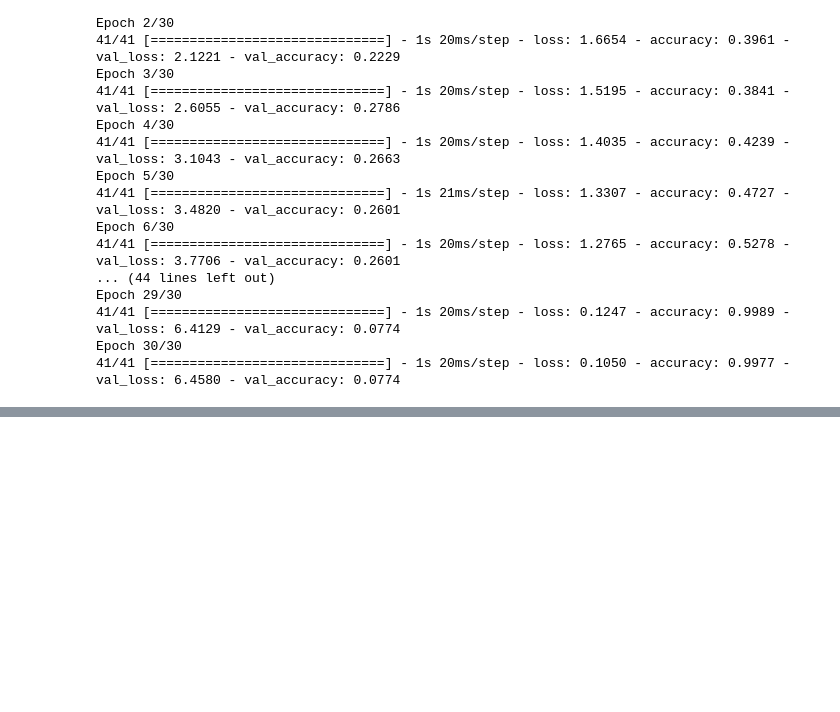
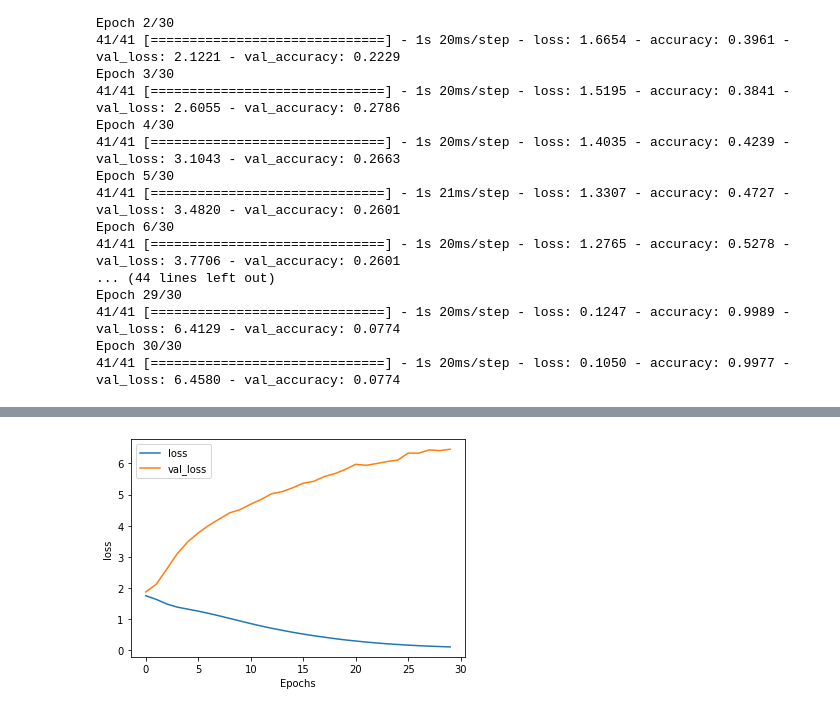
Before and after one commit to UTKARSH4/bbc_news_archive, a Jupyter notebook: bbc_news_archive.ipynb, the cells around one changed output, grey strips where cells are left out. Drawn from its saved outputs; the diff is of its cells as text; code cells hidden in the pictures; blank space fills up the shorter version.

```diff
--- a/bbc_news_archive.ipynb
+++ b/bbc_news_archive.ipynb
@@ -135,0 +146,9 @@ Epoch 30/30
+# %%
+plt.plot(history.history['loss'])
+plt.plot(history.history['val_'+'loss'])
+plt.xlabel("Epochs")
+plt.ylabel('loss')
+plt.legend(['loss', 'val_'+'loss'])
+plt.show()
+# %% [output]
+[figure, added]
```
Also changed, not shown: parts of 2 cells of this notebook.
